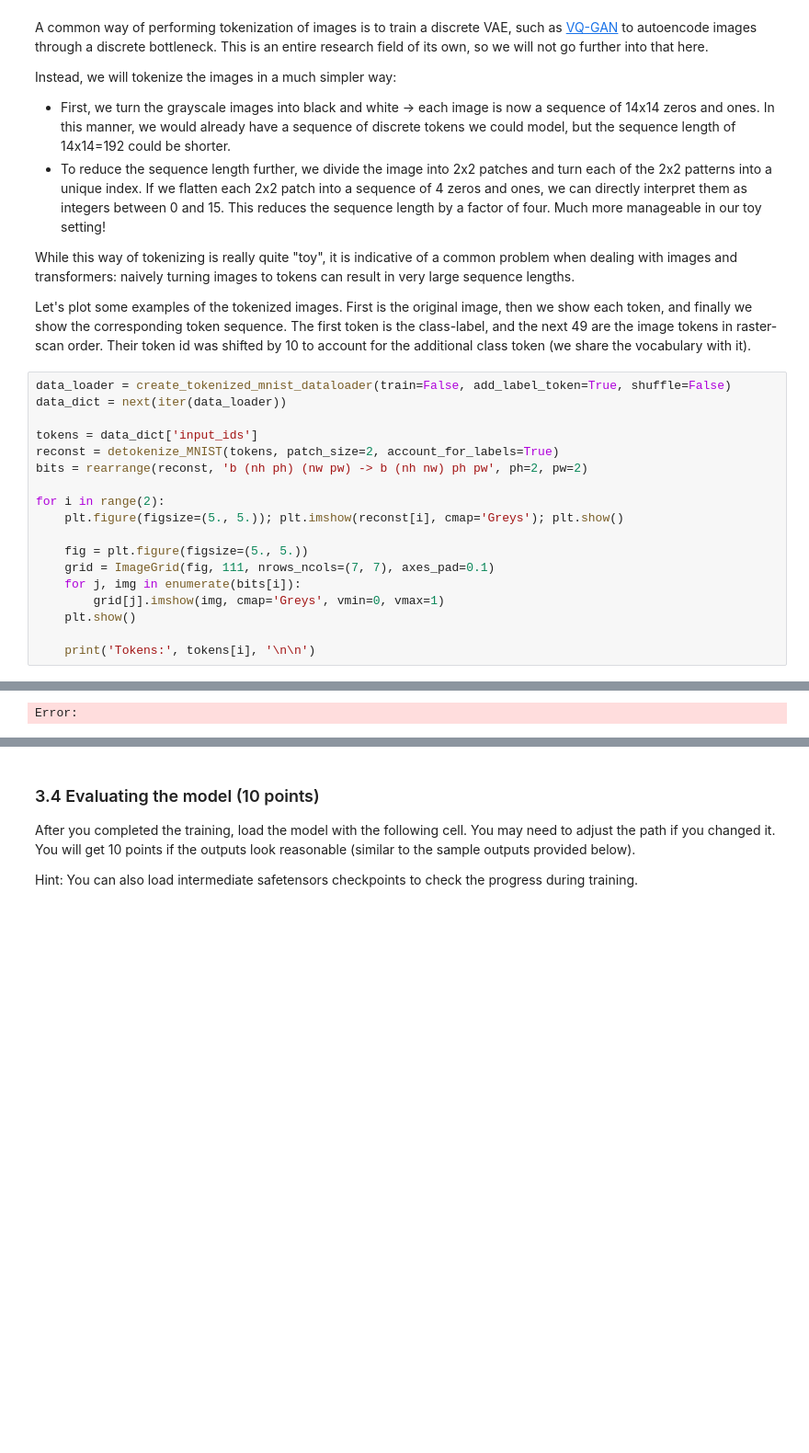
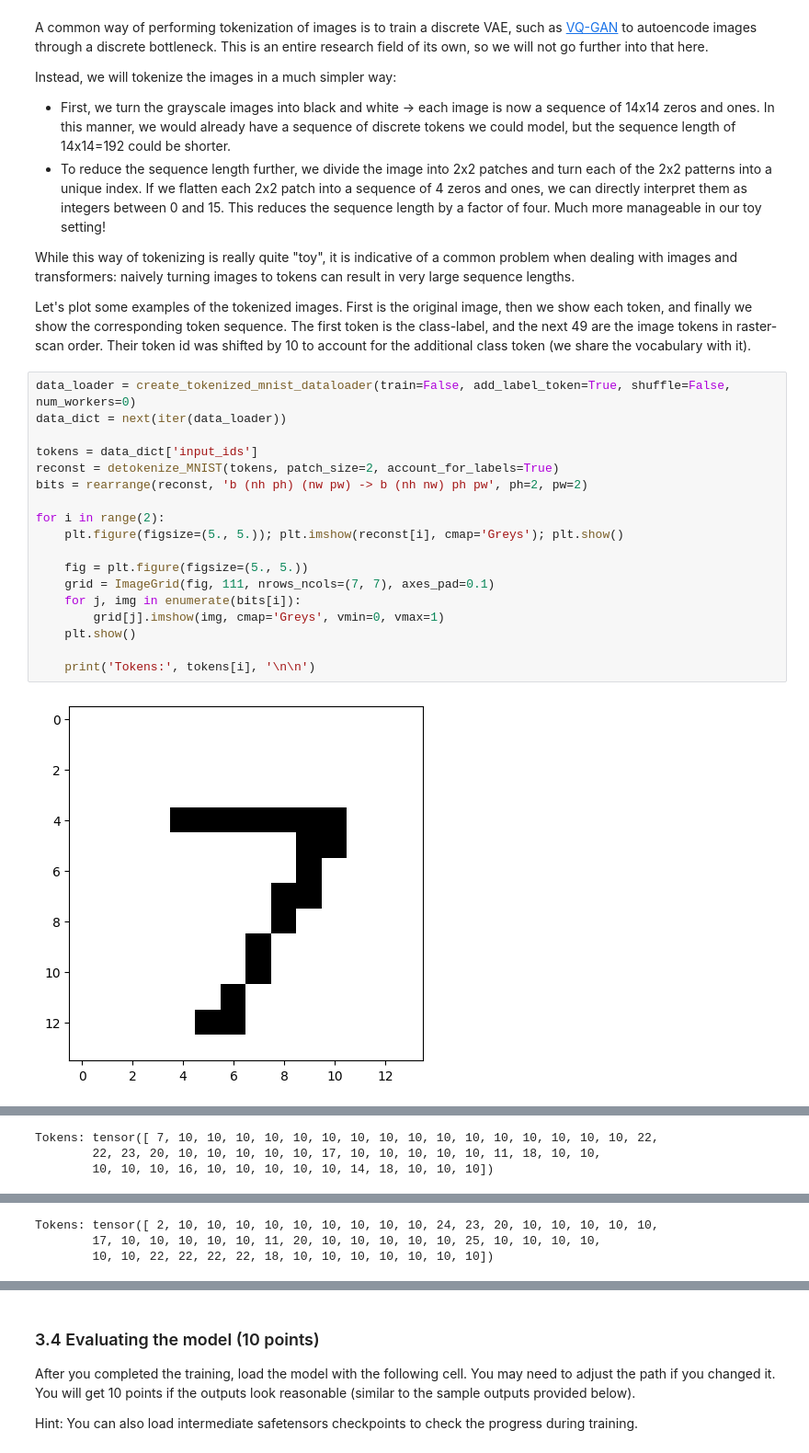
Before and after one commit to TheGuyWithoutH/FondationModels, a Jupyter notebook: notebooks/CS503_FM_part1_nanoGPT.ipynb, the cells around one changed output, grey strips where cells are left out. Shown at 92% size. Cells and saved outputs as stored; diff of their text form; blank space fills up the shorter version.

```diff
--- a/notebooks/CS503_FM_part1_nanoGPT.ipynb
+++ b/notebooks/CS503_FM_part1_nanoGPT.ipynb
@@ -391,21 +392,22 @@ While this way of tokenizing is really quite "toy", it is indicative of a common
 Let's plot some examples of the tokenized images. First is the original image, then we show each token, and finally we show the corresponding token sequence.
 The first token is the class-label, and the next 49 are the image tokens in raster-scan order. Their token id was shifted by 10 to account for the additional class token (we share the vocabulary with it).
 # %%
-data_loader = create_tokenized_mnist_dataloader(train=False, add_label_token=True, shuffle=False)
+data_loader = create_tokenized_mnist_dataloader(train=False, add_label_token=True, shuffle=False, num_workers=0)
 data_dict = next(iter(data_loader))
 
 tokens = data_dict['input_ids']
 reconst = detokenize_MNIST(tokens, patch_size=2, account_for_labels=True)
 bits = rearrange(reconst, 'b (nh ph) (nw pw) -> b (nh nw) ph pw', ph=2, pw=2)
 
 for i in range(2):
     plt.figure(figsize=(5., 5.)); plt.imshow(reconst[i], cmap='Greys'); plt.show()
 
     fig = plt.figure(figsize=(5., 5.))
     grid = ImageGrid(fig, 111, nrows_ncols=(7, 7), axes_pad=0.1)
     for j, img in enumerate(bits[i]):
         grid[j].imshow(img, cmap='Greys', vmin=0, vmax=1)
     plt.show()
 
     print('Tokens:', tokens[i], '\n\n')
 # %% [output]
+[figure, added]
@@ -412 +415,3 @@ for i in range(2):
-Error:
+Tokens: tensor([ 7, 10, 10, 10, 10, 10, 10, 10, 10, 10, 10, 10, 10, 10, 10, 10, 10, 22,
+        22, 23, 20, 10, 10, 10, 10, 10, 17, 10, 10, 10, 10, 10, 11, 18, 10, 10,
+        10, 10, 10, 16, 10, 10, 10, 10, 10, 14, 18, 10, 10, 10])
@@ -413,3 +420,6 @@ Error:
+Tokens: tensor([ 2, 10, 10, 10, 10, 10, 10, 10, 10, 10, 24, 23, 20, 10, 10, 10, 10, 10,
+        17, 10, 10, 10, 10, 10, 11, 20, 10, 10, 10, 10, 10, 25, 10, 10, 10, 10,
+        10, 10, 22, 22, 22, 22, 18, 10, 10, 10, 10, 10, 10, 10])
 # %% [markdown]
 ### 3.2 Training the model
 
```
Also changed, not shown: parts of 14 cells of this notebook, 11 other files.
